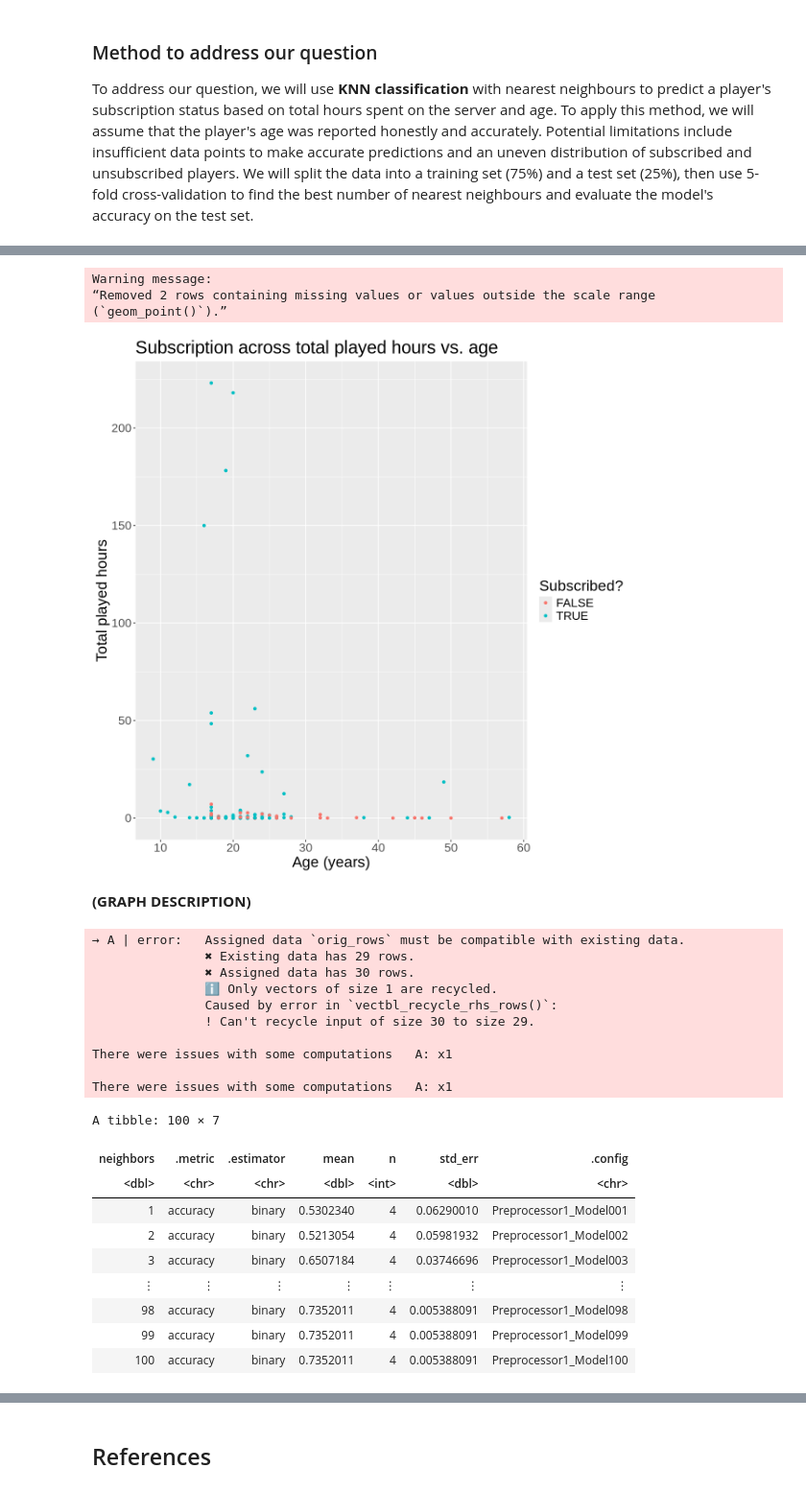
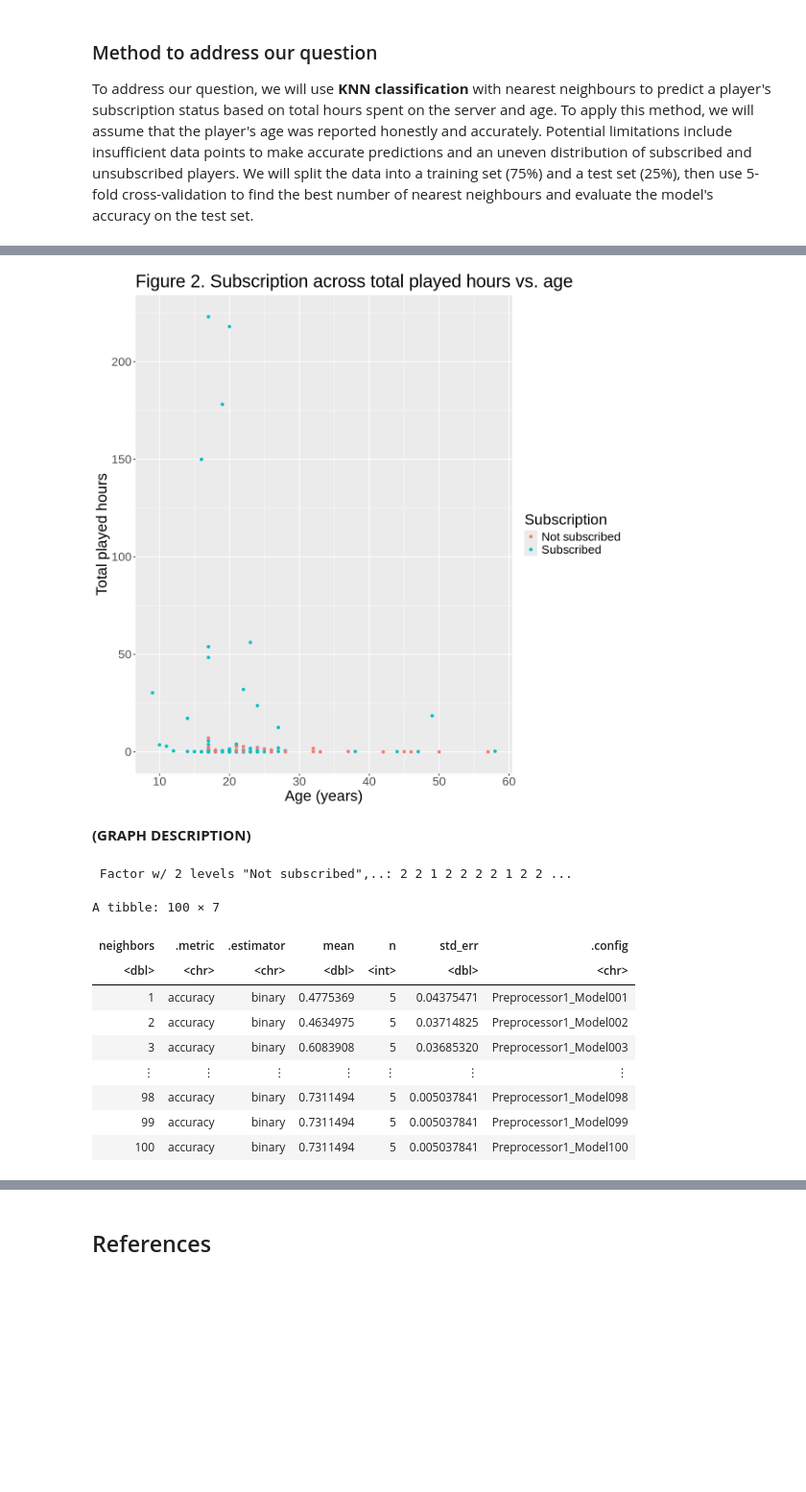
Before and after one commit to ahnnahy/dsci100-group20-project, a Jupyter notebook: Project Final Report.ipynb, the cells around one changed output, grey strips where cells are left out. Shown at 96% size. Cells and saved outputs as stored; diff of their text form; code cells hidden in the pictures; blank space fills up the shorter version.

Commit message:
Fixed some issues in the code and added discussion

```diff
--- a/Project Final Report.ipynb
+++ b/Project Final Report.ipynb
@@ -64,0 +67,7 @@ These data, collected from https://plaicraft.ai/, may have potential issues with
+# %%
+
+players <- players |>
+    mutate(subscribe = as_factor(subscribe))  |>
+    mutate(subscribe = fct_recode(subscribe, "Subscribed" = "TRUE", "Not subscribed" = "FALSE"))
+
+head(players,6)
@@ -66,9 +98,3 @@ These data, collected from https://plaicraft.ai/, may have potential issues with
 ## 2.0 Methods
 # %% [markdown]
 ### 2.1 Distribution of Data
-# %%
-#Let us load the dataset we are working with
-
-players <- read_csv("https://raw.githubusercontent.com/ahnnahy/dsci100-group20-project/refs/heads/main/players%20(1).csv")
-
-head(players,5)
@@ -114,8 +119,3 @@ It was found through `Figure 1.` that the distribution of subscribed and unsubsc
 ### Method to address our question
 
 To address our question, we will use **KNN classification** with nearest neighbours to predict a player's subscription status based on total hours spent on the server and age. To apply this method, we will assume that the player's age was reported honestly and accurately. Potential limitations include insufficient data points to make accurate predictions and an uneven distribution of subscribed and unsubscribed players. We will split the data into a training set (75%) and a test set (25%), then use 5-fold cross-validation to find the best number of nearest neighbours and evaluate the model's accuracy on the test set.
-# %%
-#Let us change subscribe column's type from logical to factor so we can use KNN classification
-players <- players |>
-    mutate(subscribed = as_factor(subscribe))
-head(players,6)
@@ -133,69 +123,60 @@ A tibble: 6 × 8
 #Let us make a graph to visualize the subscription status in relation to age and total played hours.
 options(repr.plot.width = 10, repr.plot.height = 10)
 
-players_plot <- ggplot(players, aes(x = Age, y = played_hours, colour = subscribed)) +
+players_plot <- ggplot(players, aes(x = Age, y = played_hours, colour = subscribe)) +
     geom_point() +
-    labs(x = "Age (years)", y = "Total played hours", color = "Subscribed?", title = "Subscription across total played hours vs. age") +
+    labs(x = "Age (years)", y = "Total played hours", color = "Subscription", title = "Figure 2. Subscription across total played hours vs. age") +
     theme(text = element_text(size = 20))
 
 players_plot
 # %% [output]
-Warning message:
-“Removed 2 rows containing missing values or values outside the scale range
-(`geom_point()`).”
-[figure, old version]
+[figure, new version]
 # %% [markdown]
 **(GRAPH DESCRIPTION)**
+# %%
+str(players$subscribe)
+# %% [output]
+ Factor w/ 2 levels "Not subscribed",..: 2 2 1 2 2 2 2 1 2 2 ...
 # %%
 set.seed(100)
 
-players_split <- initial_split(players, prop = 0.75, strata = subscribed)
+players_split <- initial_split(players, prop = 0.75, strata = subscribe)
 players_train <- training(players_split)
 players_test <- testing(players_split)
 
-players_vfold <- vfold_cv(players_train, v = 5, strata = subscribed)
+players_vfold <- vfold_cv(players_train, v = 5, strata = subscribe)
 
-players_recipe <- recipe(subscribed ~ Age + played_hours, data = players_train) |>
+players_recipe <- recipe(subscribe ~ Age + played_hours, data = players_train) |>
     step_scale(all_predictors()) |>
     step_center(all_predictors())
 
 players_spec <- nearest_neighbor(weight_func = "rectangular", neighbors = tune()) |>
     set_engine("kknn") |>
     set_mode("classification")
 
 k_vals <- tibble(neighbors = seq(from = 1, to = 100, by = 1))
 
 player_results <- workflow() |>
   add_recipe(players_recipe) |>
   add_model(players_spec) |>
   tune_grid(resamples = players_vfold, grid = k_vals) |>
   collect_metrics()
 
 accuracies <- player_results |>
   filter(.metric == "accuracy")
 
 accuracies
 # %% [output]
-→ A | error:   Assigned data `orig_rows` must be compatible with existing data.
-               ✖ Existing data has 29 rows.
-               ✖ Assigned data has 30 rows.
-               ℹ Only vectors of size 1 are recycled.
-               Caused by error in `vectbl_recycle_rhs_rows()`:
-               ! Can't recycle input of size 30 to size 29.
-
-There were issues with some computations   A: x1
-
-There were issues with some computations   A: x1
+A tibble: 100 × 7
-A tibble: 100 × 7
 | neighbors | .metric | .estimator | mean | n | std_err | .config |
 | <dbl> | <chr> | <chr> | <dbl> | <int> | <dbl> | <chr> |
-| 1 | accuracy | binary | 0.5302340 | 4 | 0.06290010 | Preprocessor1_Model001 |
-| 2 | accuracy | binary | 0.5213054 | 4 | 0.05981932 | Preprocessor1_Model002 |
-| 3 | accuracy | binary | 0.6507184 | 4 | 0.03746696 | Preprocessor1_Model003 |
+| 1 | accuracy | binary | 0.4775369 | 5 | 0.04375471 | Preprocessor1_Model001 |
+| 2 | accuracy | binary | 0.4634975 | 5 | 0.03714825 | Preprocessor1_Model002 |
+| 3 | accuracy | binary | 0.6083908 | 5 | 0.03685320 | Preprocessor1_Model003 |
 | ⋮ | ⋮ | ⋮ | ⋮ | ⋮ | ⋮ | ⋮ |
-| 98 | accuracy | binary | 0.7352011 | 4 | 0.005388091 | Preprocessor1_Model098 |
-| 99 | accuracy | binary | 0.7352011 | 4 | 0.005388091 | Preprocessor1_Model099 |
-| 100 | accuracy | binary | 0.7352011 | 4 | 0.005388091 | Preprocessor1_Model100 |
+| 98 | accuracy | binary | 0.7311494 | 5 | 0.005037841 | Preprocessor1_Model098 |
+| 99 | accuracy | binary | 0.7311494 | 5 | 0.005037841 | Preprocessor1_Model099 |
+| 100 | accuracy | binary | 0.7311494 | 5 | 0.005037841 | Preprocessor1_Model100 |
 # %%
 accuracy_vs_k <- ggplot(accuracies, aes(x = neighbors, y = mean)) +
   geom_point() +
```
Also changed, not shown: parts of 15 cells of this notebook.
